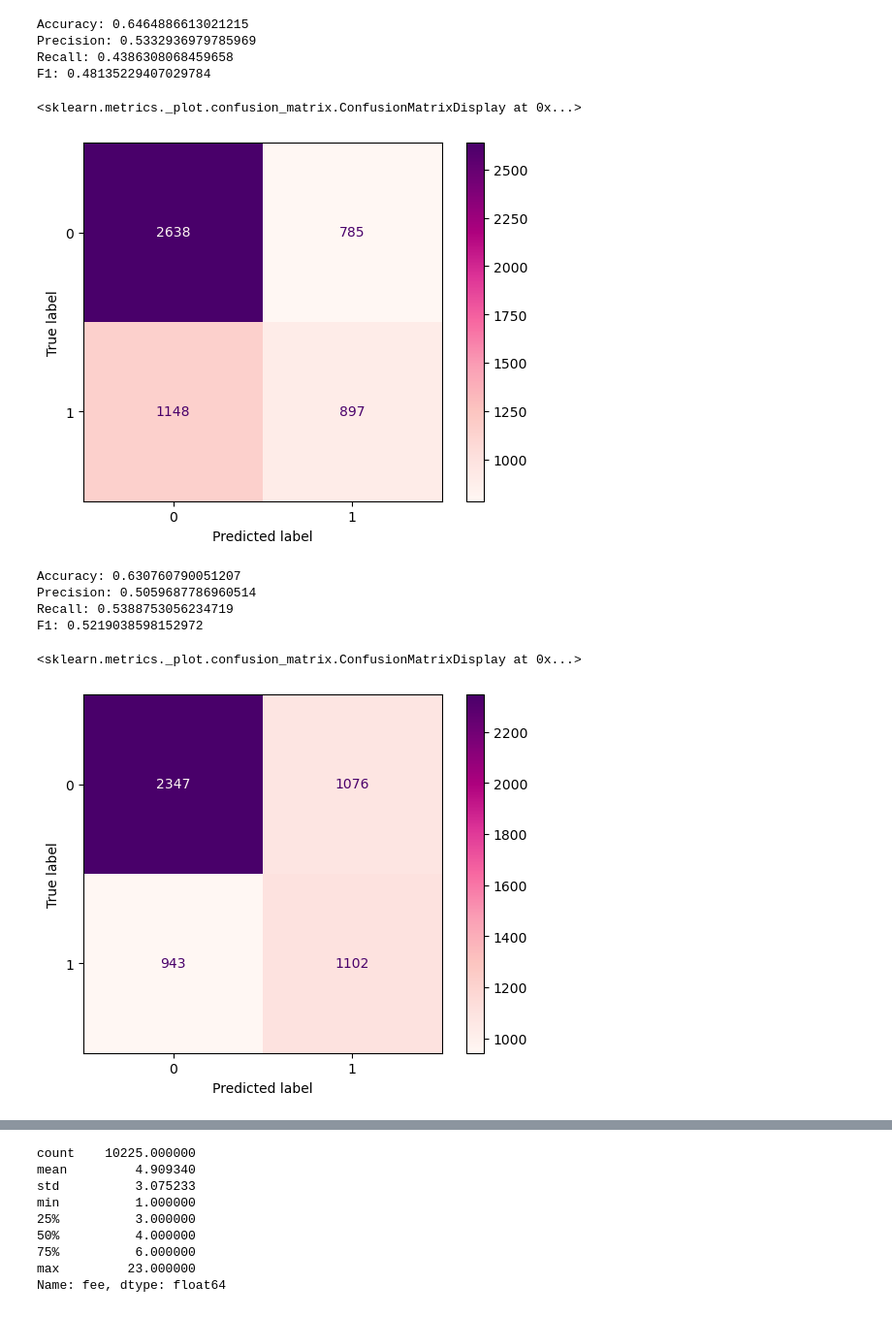
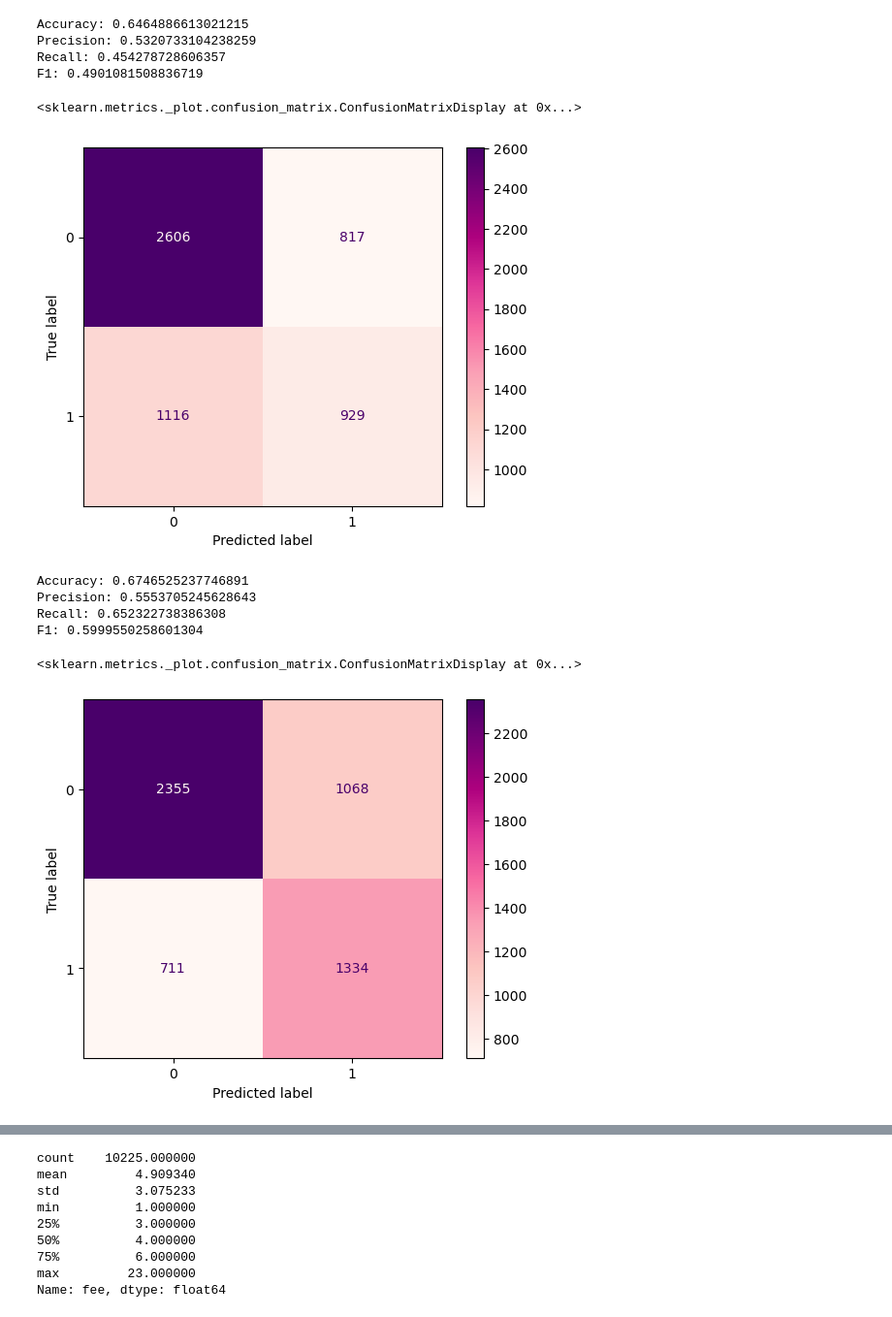
Before and after one commit to phthiessen/IU_CaseStudy, a Jupyter notebook: BaseLineModel.ipynb, the cells around one changed output, grey strips where cells are left out. Shown: that part at 97% size. Cells and saved outputs as stored; diff of their text form; code cells hidden in the pictures.

```diff
--- a/BaseLineModel.ipynb
+++ b/BaseLineModel.ipynb
@@ -18,7 +19,10 @@ data = pd.read_excel("C:\\Users\\Phil\\CaseStudy\\PSP_DATA_PREP.xlsx")
 data_success = data[data['success'] == 1]
 data_fail = data[data['success'] == 0]
 
-data = pd.get_dummies(data, columns=['PSP'], dtype=int)
+data_success = data_success.drop(columns=['PSP_Goldcard', 'PSP_Moneycard', 'PSP_Simplecard', 'PSP_UK_Card', 'success'])
+data_fail = data_fail.drop(columns=['PSP_Goldcard', 'PSP_Moneycard', 'PSP_Simplecard', 'PSP_UK_Card', 'success'])
+
+data = data.drop(columns=['PSP_target'])
 
 data.head()
 # %% [output]
@@ -125,29 +129,29 @@ disp = ConfusionMatrixDisplay(cm)
 disp.plot(cmap='RdPu')
 # %% [output]
 Accuracy: 0.6464886613021215
-Precision: 0.5332936979785969
-Recall: 0.4386308068459658
-F1: 0.48135229407029784
+Precision: 0.5320733104238259
+Recall: 0.454278728606357
+F1: 0.4901081508836719
 <sklearn.metrics._plot.confusion_matrix.ConfusionMatrixDisplay at 0x...>
-[figure, old version]
+[figure, new version]
 # %%
 #Train Random forest Model with SMOTE balanced classes
-rf_model_smote = RandomForestClassifier(random_state=42)
+rf_model_smote = RandomForestClassifier(random_state=42, max_depth=9)
 rf_model_smote.fit(X_train_smote, y_train_smote)
 y_pred_rf_smote = rf_model_smote.predict(X_test)
 
 #Assess accuracy for randomforest model
 score_rf_smote = evaluate(y_test, y_pred_rf_smote)
 print(f"Accuracy: {score_rf_smote[0]}\nPrecision: {score_rf_smote[1]}\nRecall: {score_rf_smote[2]}\nF1: {score_rf_smote[3]}")
 
 #display the confusion matrix
 cm = confusion_matrix(y_test, y_pred_rf_smote)
 disp = ConfusionMatrixDisplay(cm)
 disp.plot(cmap='RdPu')
 # %% [output]
-Accuracy: 0.630760790051207
-Precision: 0.5059687786960514
-Recall: 0.5388753056234719
-F1: 0.5219038598152972
+Accuracy: 0.6746525237746891
+Precision: 0.5553705245628643
+Recall: 0.652322738386308
+F1: 0.5999550258601304
 <sklearn.metrics._plot.confusion_matrix.ConfusionMatrixDisplay at 0x...>
-[figure, old version]
+[figure, new version]
```
Also changed, not shown: parts of 17 cells of this notebook, 1 other file.
